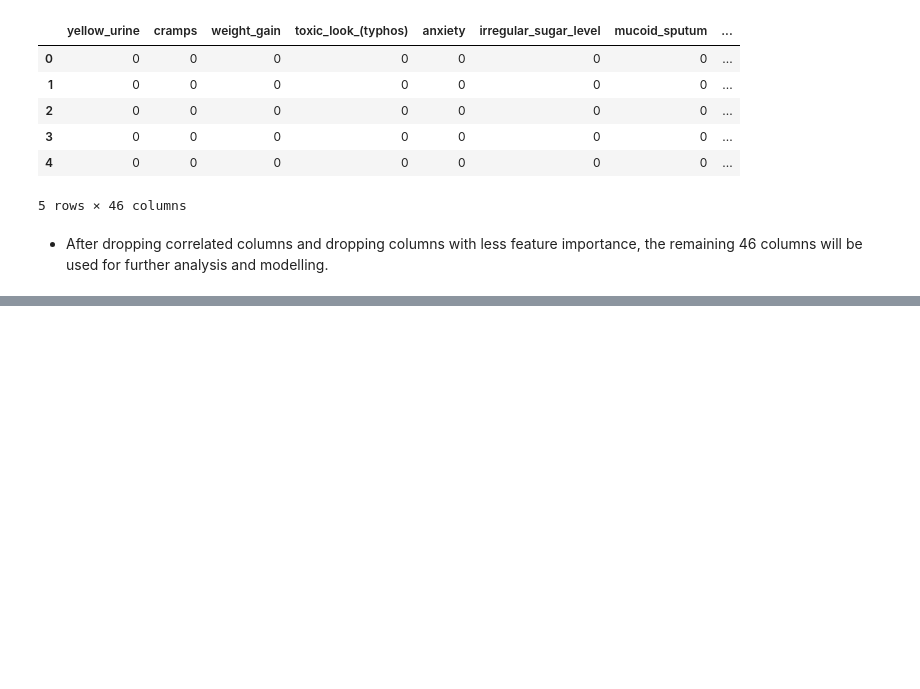
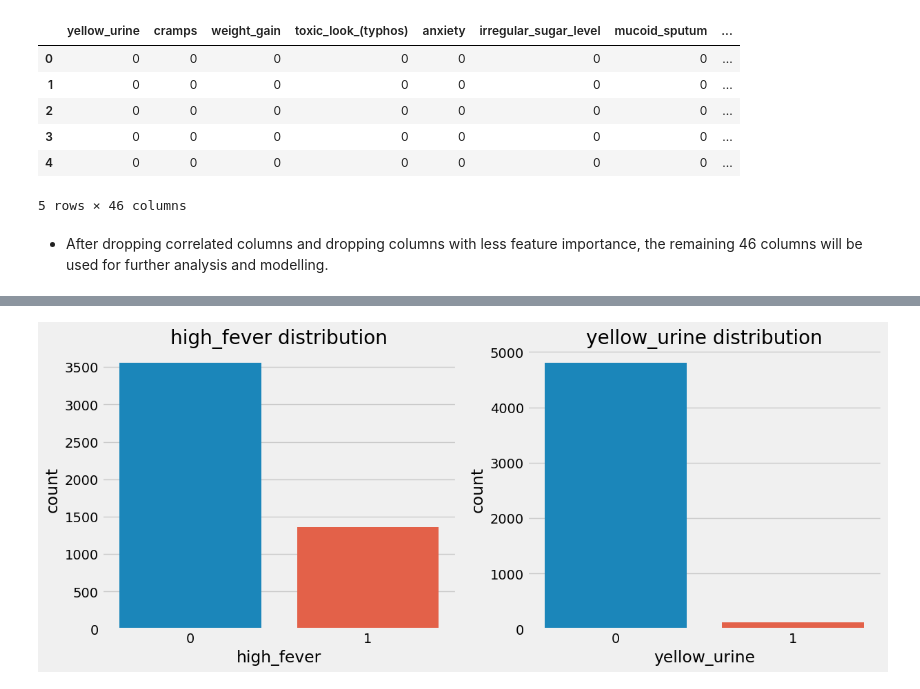
Before and after one commit to OSCA-Ado-Ekiti/Hacktoberfest-2023-Ekiti-DSN, a Jupyter notebook: Projects/Project_2/disease_diagnosis.ipynb, the cells around one changed output, grey strips where cells are left out. Drawn from its saved outputs; the diff is of its cells as text; code cells hidden in the pictures; blank space fills up the shorter version.

```diff
--- a/Projects/Project_2/disease_diagnosis.ipynb
+++ b/Projects/Project_2/disease_diagnosis.ipynb
@@ -252,0 +256,9 @@ new_df.head()
+# %%
+#writing a function to plot two features
+def countplot(first, second):
+  fig, ax = plt.subplots(1, 2, figsize = [13,5])
+
+  sns.countplot(x = new_df[first], ax = ax[0]).set_title(f"{first} distribution")
+  sns.countplot(x = new_df[second], ax = ax[1]).set_title(f"{second} distribution")
+
+  fig.show()
@@ -252,0 +282,4 @@ new_df.head()
+# %%
+countplot('high_fever', 'yellow_urine')
+# %% [output]
+[figure, added]
```
Also changed, not shown: parts of 14 cells of this notebook.
